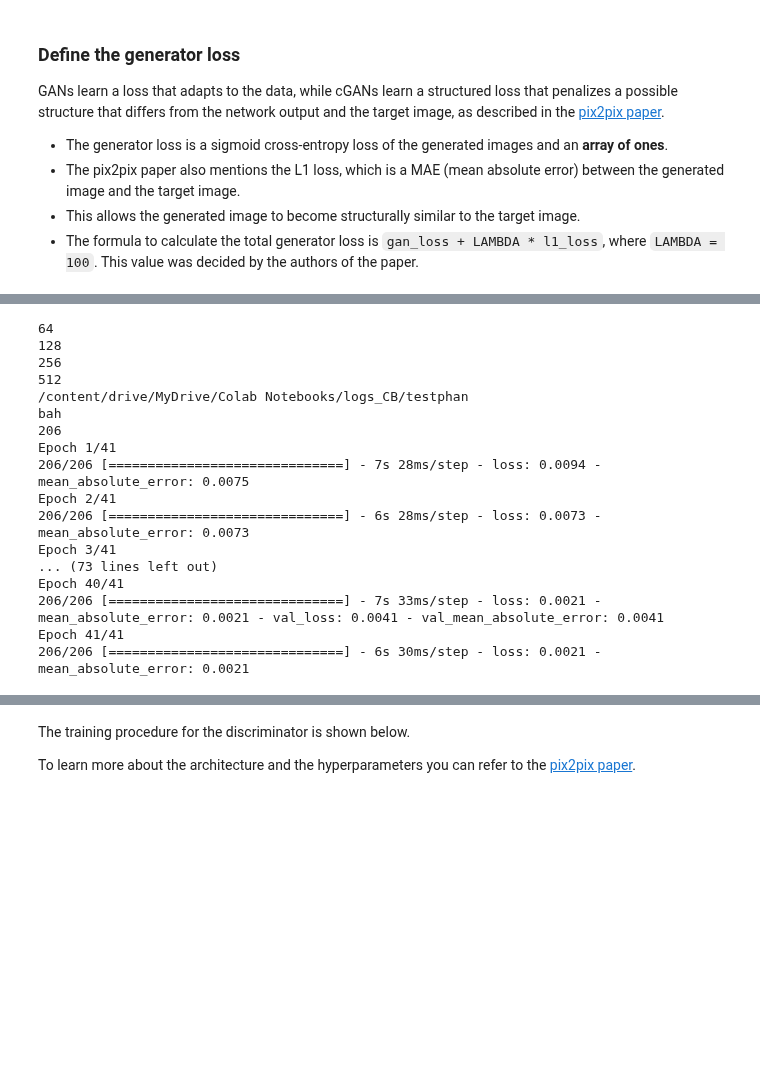
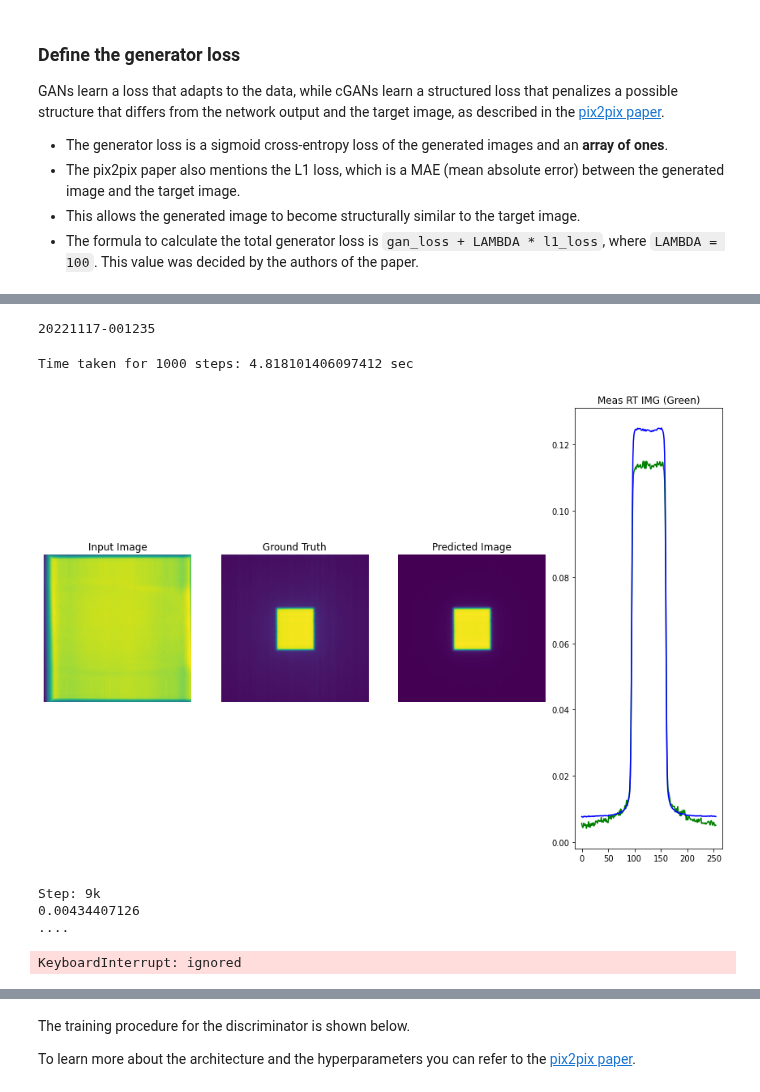
Before and after one commit to cbojechko/Image_Prediction, a Jupyter notebook: fit_fakeandphantom_data.ipynb, the cells around one changed output, grey strips where cells are left out. Drawn from its saved outputs; the diff is of its cells as text; code cells hidden in the pictures; blank space fills up the shorter version.

```diff
--- a/fit_fakeandphantom_data.ipynb
+++ b/fit_fakeandphantom_data.ipynb
@@ -864,3 +939,6 @@ def plot_images(prediction, input, target):
   #plt.axis('off')
 
   plt.show()
+# %%
+#exp_loss = tf.keras.optimizers.schedules.ExponentialDecay(2e-4,decay_steps=20000,decay_rate=0.5)
+generator_optimizer = tf.keras.optimizers.Adam(2e-3, beta_1=0.9)
@@ -890,0 +963,8 @@ class CustomMultSquareError(tf.keras.losses.Loss):
+# %%
+log_dir="/content/drive/MyDrive/Colab Notebooks/cboct_logs/"
+print(datetime.datetime.now().strftime("%Y%m%d-%H%M%S"))
+
+summary_writer = tf.summary.create_file_writer(
+  log_dir + "onefrac_cGAN" + datetime.datetime.now().strftime("%Y%m%d-%H%M%S"))
+# %% [output]
+20221117-001235
@@ -891,9 +1003,50 @@ class CustomMultSquareError(tf.keras.losses.Loss):
+# %%
+def fit(train_ds, test_ds, steps):
+  iterator = iter(test_ds.take(1))
+  example = next(iterator)
+  ex_input = example[0]
+  rtimg = example[1]
+
+  #rtimg = tf.squeeze(rtimg, axis=0)
+  start = time.time()
+  for step, (input_obj) in train_ds.repeat().take(steps).enumerate():
+    if (step) % 1000 == 0:
+      display.clear_output(wait=True)
+
+      if step != 0:
+        print(f'Time taken for 1000 steps: {time.time()-start} sec\n')
+        start = time.time()
+
+      generate_images(generator, ex_input, rtimg)
+      print(f"Step: {step//1000}k")
+
+    input = input_obj[0]
+    target = input_obj[1]
+    train_step(input, target, step)
+
+    # Training step
+    if (step+1) % 100 == 0:
+      print('.', end='', flush=True)
+
+
+    # Save (checkpoint) the model every 5k steps
+    if (step + 1) % 5000 == 0:
+      checkpoint.save(file_prefix=checkpoint_prefix)
+# %%
+fit(train_dataset, valid_dataset, steps=40000)
+# %% [output]
+Time taken for 1000 steps: 4.818101406097412 sec
+[figure, added]
+Step: 9k
+0.00434407126
+....
+KeyboardInterrupt: ignored
 # %%
 mae = tf.keras.metrics.MeanAbsoluteError()
 mae_loss = tf.keras.losses.MeanAbsoluteError()
 #mae_loss = CustomWeigthed()
 # %%
-epochs = 41
+epochs = 81
 train_gen = train_dataset
 val_gen = valid_dataset
 #train_gen = data_generators['train']
@@ -904,9 +1057,9 @@ add_half = False
 
 for lr in [5.0521e-4]:
 
-  #generator = Generator()
-  #generator = GeneratorE3()
-  generator = GeneratorE3(add_unet=True)
+  #generator = GeneratorE2()
+  generator = GeneratorE3(size=4, layers=7, filters_start=4, double_layers=4, add_unet=True, max_filters=64)
+  #generator = GeneratorB(size=4, layers=7, filters_start=4, double_layers=4)
   tensorboard_output = "/content/drive/MyDrive/Colab Notebooks/logs_CB/testphan"
   print(tensorboard_output)
 
@@ -925,24 +1078,6 @@ for lr in [5.0521e-4]:
                       validation_data=val_gen, epochs=epochs, validation_freq=5,
                       validation_steps=len(val_gen), callbacks=[tensorboard])
   generator.save(os.path.join(tensorboard_output, 'final_model.h5'))
-# %% [output]
-64
-128
-256
-512
-/content/drive/MyDrive/Colab Notebooks/logs_CB/testphan
-bah
-206
-Epoch 1/41
-206/206 [==============================] - 7s 28ms/step - loss: 0.0094 - mean_absolute_error: 0.0075
-Epoch 2/41
-206/206 [==============================] - 6s 28ms/step - loss: 0.0073 - mean_absolute_error: 0.0073
-Epoch 3/41
-... (73 lines left out)
-Epoch 40/41
-206/206 [==============================] - 7s 33ms/step - loss: 0.0021 - mean_absolute_error: 0.0021 - val_loss: 0.0041 - val_mean_absolute_error: 0.0041
-Epoch 41/41
-206/206 [==============================] - 6s 30ms/step - loss: 0.0021 - mean_absolute_error: 0.0021
 # %%
 val_iterator = iter(valid_dataset)
 x,y = next(val_iterator)
```
Also changed, not shown: parts of 26 cells of this notebook.
